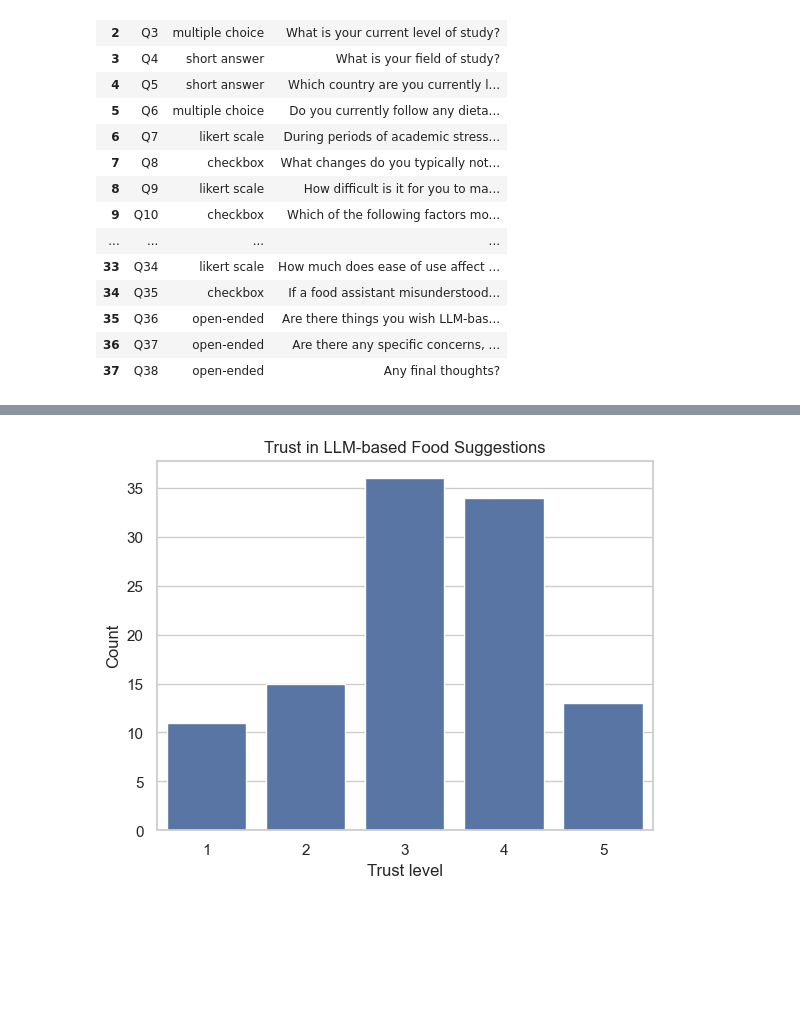
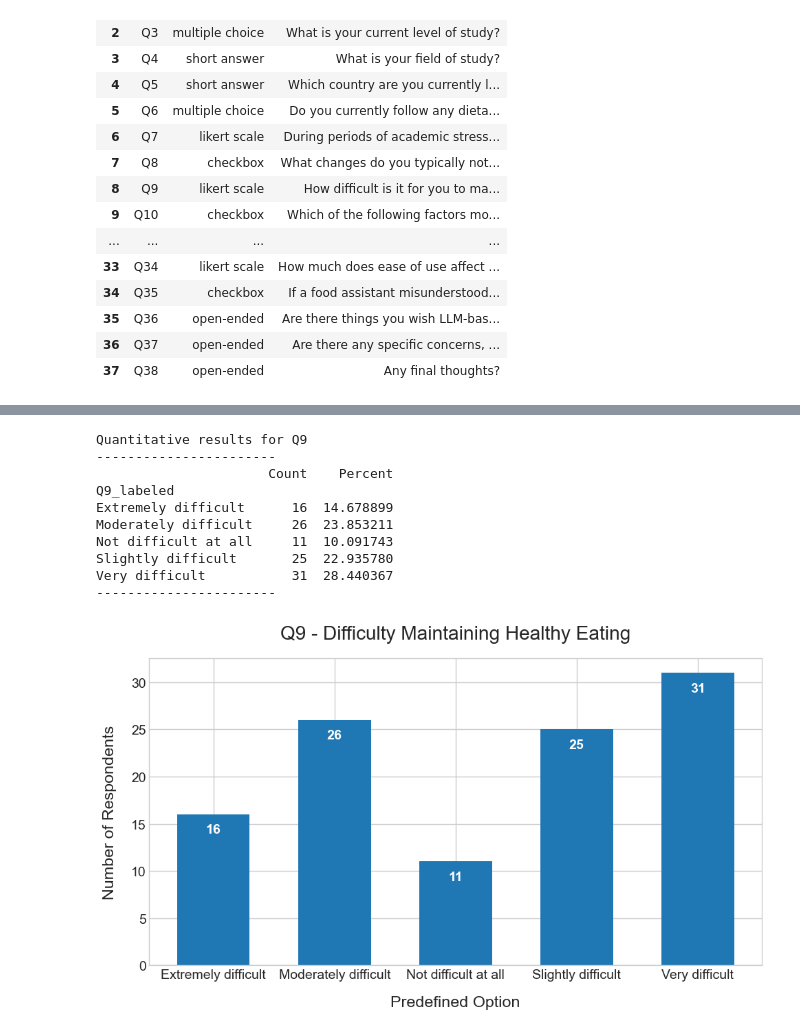
Before and after one commit to Oliveira-Lionel/thesis_results, a Jupyter notebook: results.ipynb, the cells around one changed output, grey strips where cells are left out. Cells and saved outputs as stored; diff of their text form; code cells hidden in the pictures; blank space fills up the shorter version.

```diff
--- a/results.ipynb
+++ b/results.ipynb
@@ -405,14 +331,0 @@ Under 18         1   0.917431
-# %%
-import matplotlib.pyplot as plt
-import seaborn as sns
-
-sns.set_theme(style="whitegrid")  # cleaner look
-
-# Example: distribution of trust ratings
-sns.countplot(data=df, x='Q18')
-plt.xlabel("Trust level")
-plt.ylabel("Count")
-plt.title("Trust in LLM-based Food Suggestions")
-plt.show()
-# %% [output]
-[figure, removed]
@@ -418,0 +334,42 @@ plt.show()
+# %%
+# Q9 - Difficulty Maintaining Healthy Eating (Likert Scale)
+qid = 'Q9'
+
+df[f'{qid}_labeled'] = df[qid].map(likert_maps[qid])
+
+# Counts
+counts = df[f'{qid}_labeled'].value_counts().sort_index()
+percent = counts / len(df) * 100
+likert_results = pd.DataFrame({'Count': counts, 'Percent': percent})
+
+print(f"Quantitative results for {qid}")
+print("-----------------------")
+print(likert_results)
+print("-----------------------")
+
+# Plot the results
+plt.figure(figsize=(10,6))
+plt.bar(likert_results.index, likert_results['Count'], width=0.6, color='#1f77b4')
+plt.title('Q9 - Difficulty Maintaining Healthy Eating', pad=20)
+plt.xlabel('Predefined Option', labelpad=15)
+plt.ylabel('Number of Respondents', labelpad=15)
+plt.xticks(rotation=0, ha='center')
+
+# Add values on bars
+for i, v in enumerate(likert_results['Count']):
+    plt.text(i, v - 2, str(v), ha='center', color='white', fontweight='bold')
+
+plt.tight_layout()
+plt.show()
+# %% [output]
+Quantitative results for Q9
+-----------------------
+                      Count    Percent
+Q9_labeled
+Extremely difficult      16  14.678899
+Moderately difficult     26  23.853211
+Not difficult at all     11  10.091743
+Slightly difficult       25  22.935780
+Very difficult           31  28.440367
+-----------------------
+[figure, added]
```
Also changed, not shown: parts of 22 cells of this notebook.
